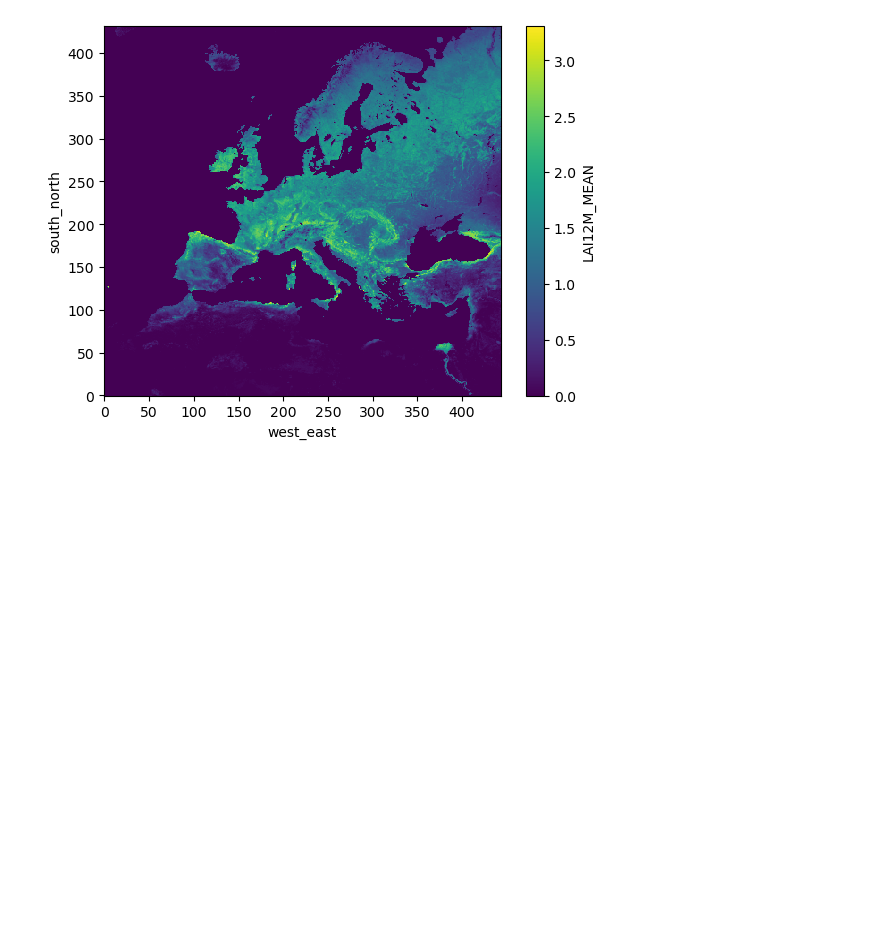
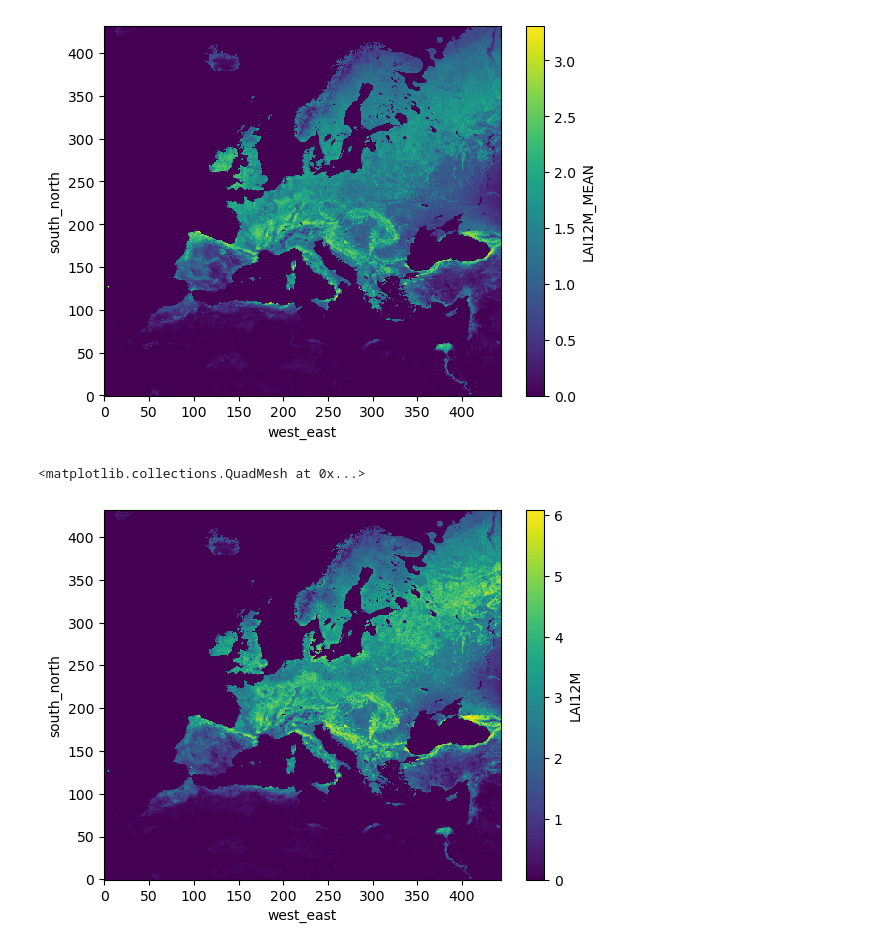
Before and after one commit to sierrapor/TFG, a Jupyter notebook: VegeTables.ipynb, the cells around one changed output. Cells and saved outputs as stored; diff of their text form; code cells hidden in the pictures; blank space fills up the shorter version.

```diff
--- a/VegeTables.ipynb
+++ b/VegeTables.ipynb
@@ -149,14 +149,14 @@ ds['LAIMEAN'][0].plot()
 <matplotlib.collections.QuadMesh at 0x...>
 [figure]
 # %%
-lai_mean = ds['LAI12M'][:,0,:,:].to_numpy()
-for i in range(11):
-    lai = ds['LAI12M'][:,i+1,:,:].to_numpy()
-    lai_mean += lai
-lai_mean = lai_mean/12
-lai_mean.reshape(1, 432, 444)
+lai_mean = ds['LAI12M'].mean(dim='month')
 ds['LAI12M_MEAN'] =xr.DataArray(lai_mean, dims=['Time', 'south_north', 'west_east'])
 ds['LAI12M_MEAN'][0,:,:].plot()
 # %% [output]
 <matplotlib.collections.QuadMesh at 0x...>
 [figure]
+# %%
+ds['LAI12M'].max(dim='month').plot()
+# %% [output]
+<matplotlib.collections.QuadMesh at 0x...>
+[figure, added]
```
Also changed, not shown: parts of 6 cells of this notebook.
